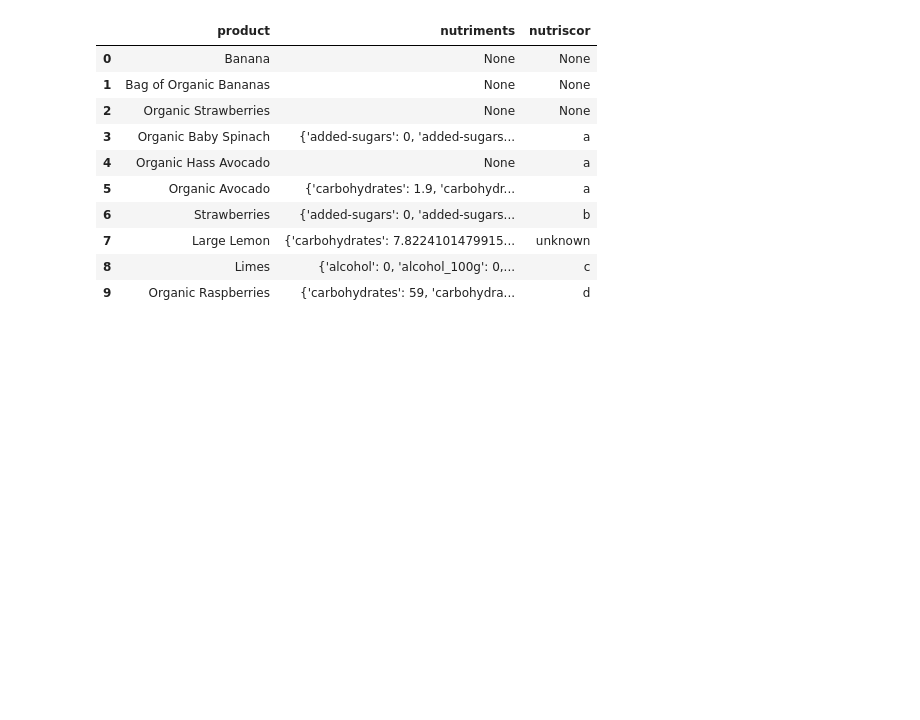
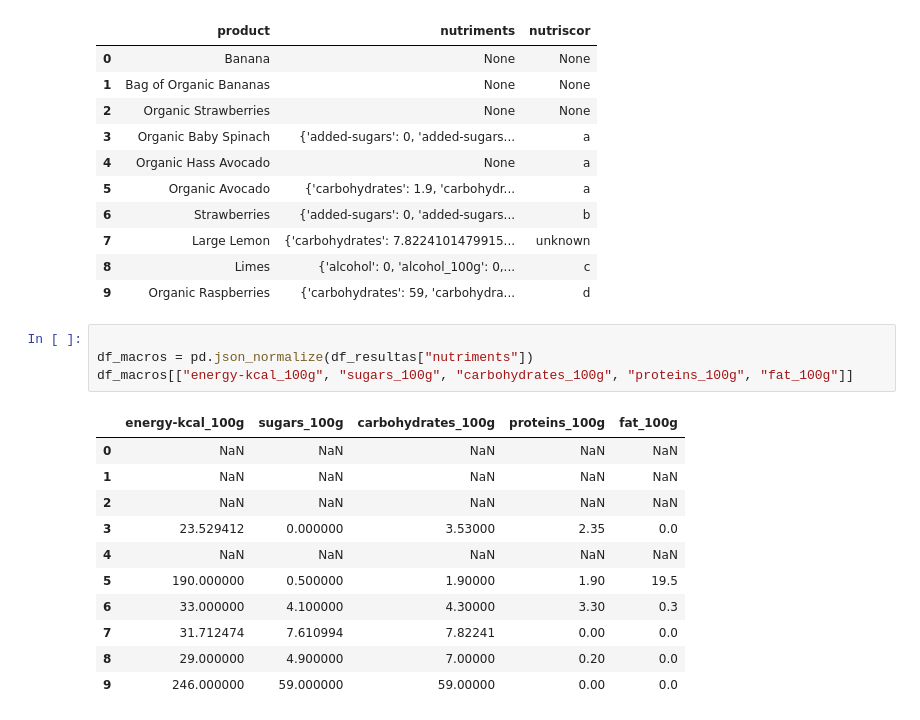
Before and after one commit to Slacknsss/NextBuy-Machine-Learning, a Jupyter notebook: notebookSLACK.ipynb, the cells around one changed output. Drawn from its saved outputs; the diff is of its cells as text; blank space fills up the shorter version.

Commit message:
small add on the api food macros

```diff
--- a/notebookSLACK.ipynb
+++ b/notebookSLACK.ipynb
@@ -584,3 +584,19 @@ df_resultas
 | 7 | Large Lemon | {'carbohydrates': 7.8224101479915... | unknown |
 | 8 | Limes | {'alcohol': 0, 'alcohol_100g': 0,... | c |
 | 9 | Organic Raspberries | {'carbohydrates': 59, 'carbohydra... | d |
+# %%
+
+df_macros = pd.json_normalize(df_resultas["nutriments"])
+df_macros[["energy-kcal_100g", "sugars_100g", "carbohydrates_100g", "proteins_100g", "fat_100g"]]
+# %% [output]
+|  | energy-kcal_100g | sugars_100g | carbohydrates_100g | proteins_100g | fat_100g |
+| 0 | NaN | NaN | NaN | NaN | NaN |
+| 1 | NaN | NaN | NaN | NaN | NaN |
+| 2 | NaN | NaN | NaN | NaN | NaN |
+| 3 | 23.529412 | 0.000000 | 3.53000 | 2.35 | 0.0 |
+| 4 | NaN | NaN | NaN | NaN | NaN |
+| 5 | 190.000000 | 0.500000 | 1.90000 | 1.90 | 19.5 |
+| 6 | 33.000000 | 4.100000 | 4.30000 | 3.30 | 0.3 |
+| 7 | 31.712474 | 7.610994 | 7.82241 | 0.00 | 0.0 |
+| 8 | 29.000000 | 4.900000 | 7.00000 | 0.20 | 0.0 |
+| 9 | 246.000000 | 59.000000 | 59.00000 | 0.00 | 0.0 |
```
